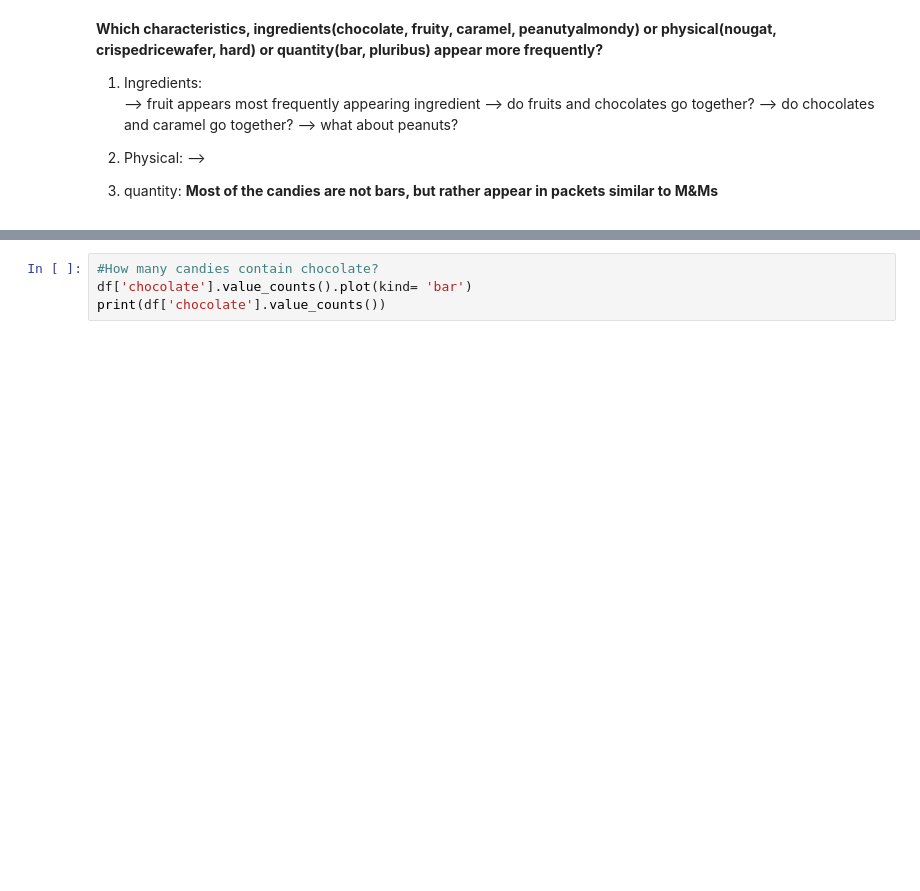
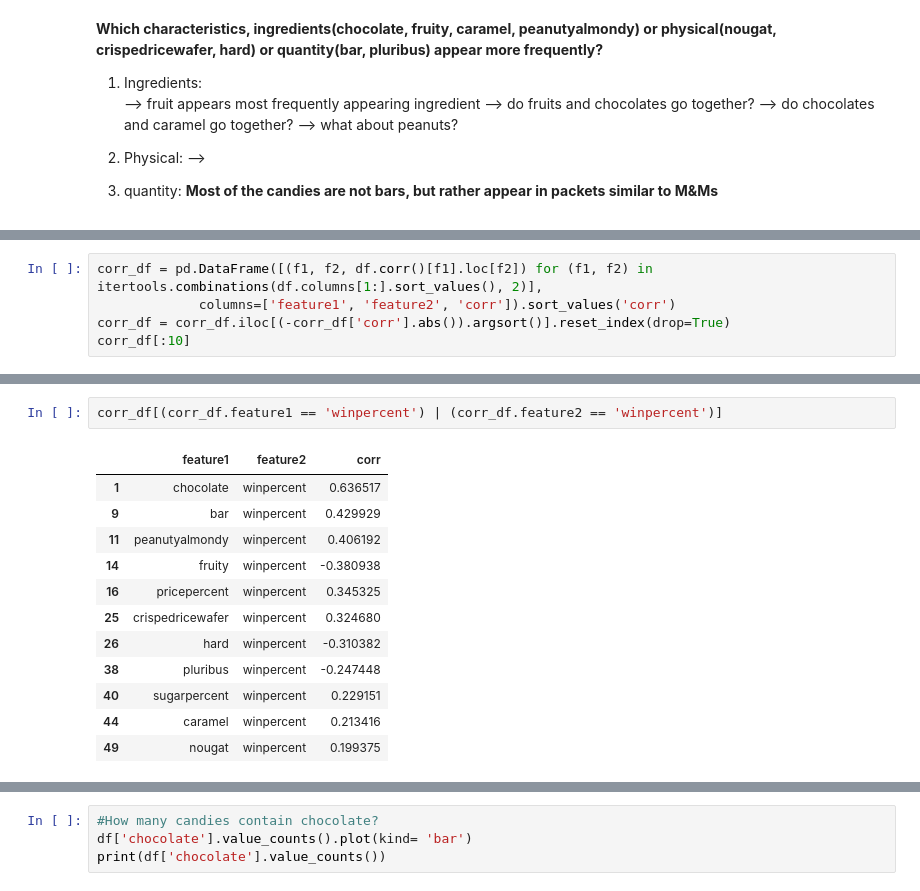
Before and after one commit to ved164/candy-power-ranking, a Jupyter notebook: eda.ipynb, the cells around one changed output, grey strips where cells are left out. Saved outputs shown, nothing was run; the diff lists cells and outputs as text; blank space fills up the shorter version.

```diff
--- a/eda.ipynb
+++ b/eda.ipynb
@@ -119,0 +183,5 @@ Most of the candies are not bars, but rather appear in packets similar to M&Ms
+# %%
+corr_df = pd.DataFrame([(f1, f2, df.corr()[f1].loc[f2]) for (f1, f2) in itertools.combinations(df.columns[1:].sort_values(), 2)],
+             columns=['feature1', 'feature2', 'corr']).sort_values('corr')
+corr_df = corr_df.iloc[(-corr_df['corr'].abs()).argsort()].reset_index(drop=True)
+corr_df[:10]
@@ -119,0 +200,15 @@ Most of the candies are not bars, but rather appear in packets similar to M&Ms
+# %%
+corr_df[(corr_df.feature1 == 'winpercent') | (corr_df.feature2 == 'winpercent')]
+# %% [output]
+|  | feature1 | feature2 | corr |
+| 1 | chocolate | winpercent | 0.636517 |
+| 9 | bar | winpercent | 0.429929 |
+| 11 | peanutyalmondy | winpercent | 0.406192 |
+| 14 | fruity | winpercent | -0.380938 |
+| 16 | pricepercent | winpercent | 0.345325 |
+| 25 | crispedricewafer | winpercent | 0.324680 |
+| 26 | hard | winpercent | -0.310382 |
+| 38 | pluribus | winpercent | -0.247448 |
+| 40 | sugarpercent | winpercent | 0.229151 |
+| 44 | caramel | winpercent | 0.213416 |
+| 49 | nougat | winpercent | 0.199375 |
```
Also changed, not shown: parts of 18 cells of this notebook.
